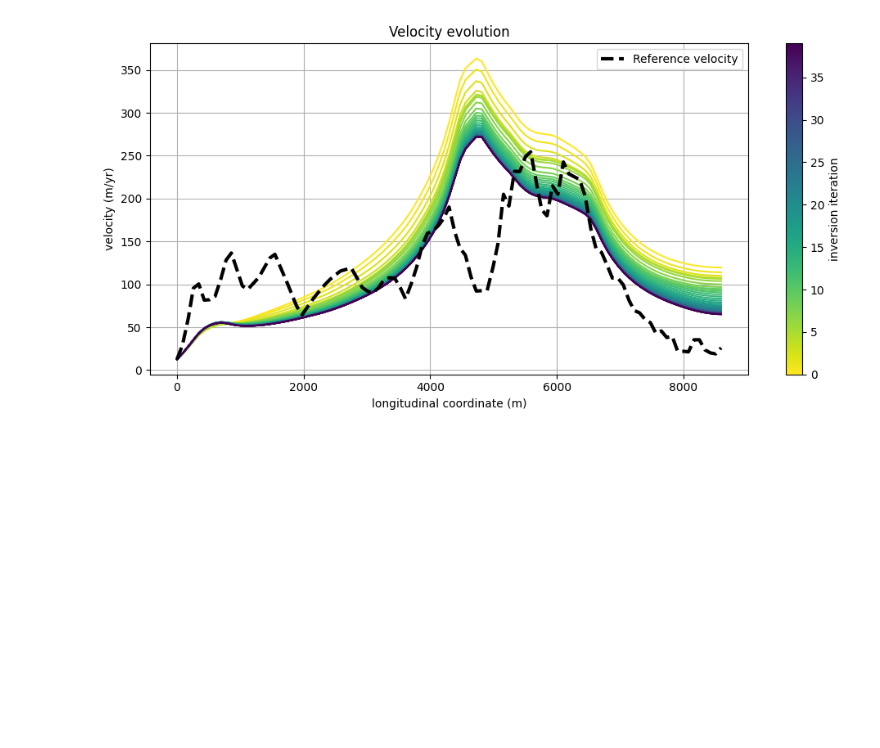
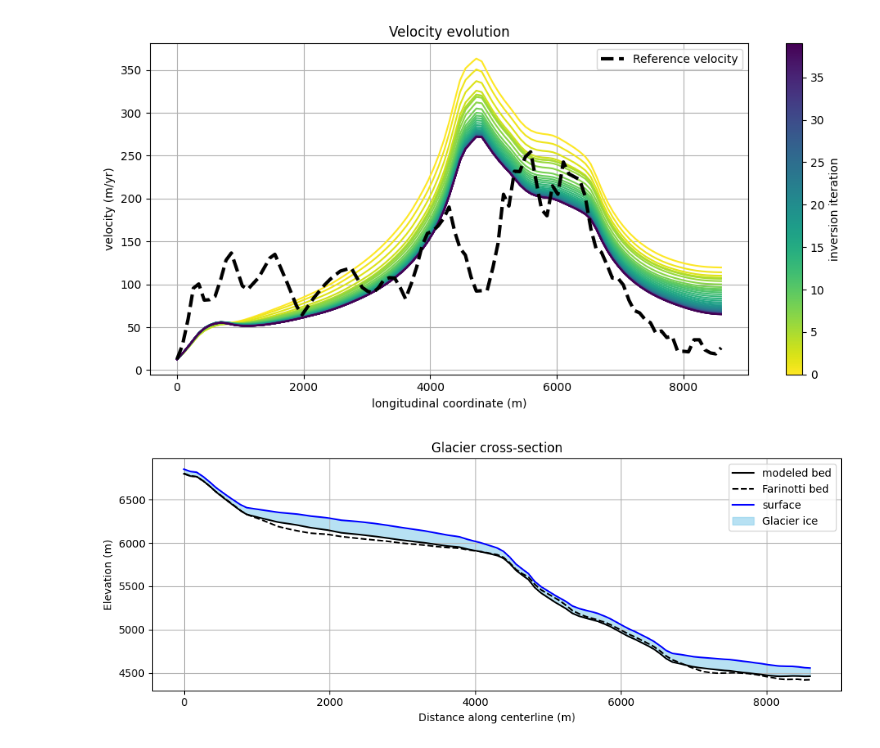
Before and after one commit to chrismiele/glimmer, a Jupyter notebook: 1D_modelling/SIA_bed_inversion_lugge.ipynb, the cells around one changed output. Drawn from its saved outputs; the diff is of its cells as text; code cells hidden in the pictures; blank space fills up the shorter version.

```diff
--- a/1D_modelling/SIA_bed_inversion_lugge.ipynb
+++ b/1D_modelling/SIA_bed_inversion_lugge.ipynb
@@ -157,3 +157,22 @@ plt.tight_layout()
 plt.show()
 # %% [output]
 [figure]
+# %%
+surface = surface_evolution[-1]
+bed = bed_evolution[-1]
+
+plt.figure(figsize = (10, 4))
+plt.plot(X, bed, color = 'black', label = 'modeled bed')
+plt.plot(X, farinotti_bed.at(X, tolerance = 1e-10), color = 'k', linestyle = 'dashed', label = 'Farinotti bed')
+plt.plot(X, surface, color = 'blue', label = 'surface')
+plt.fill_between(X, bed, surface, color = 'skyblue', alpha = 0.6, label = 'Glacier ice')
+
+plt.xlabel('Distance along centerline (m)')
+plt.ylabel('Elevation (m)')
+plt.title('Glacier cross-section')
+plt.grid()
+plt.legend()
+plt.tight_layout()
+plt.show()
+# %% [output]
+[figure, added]
```
